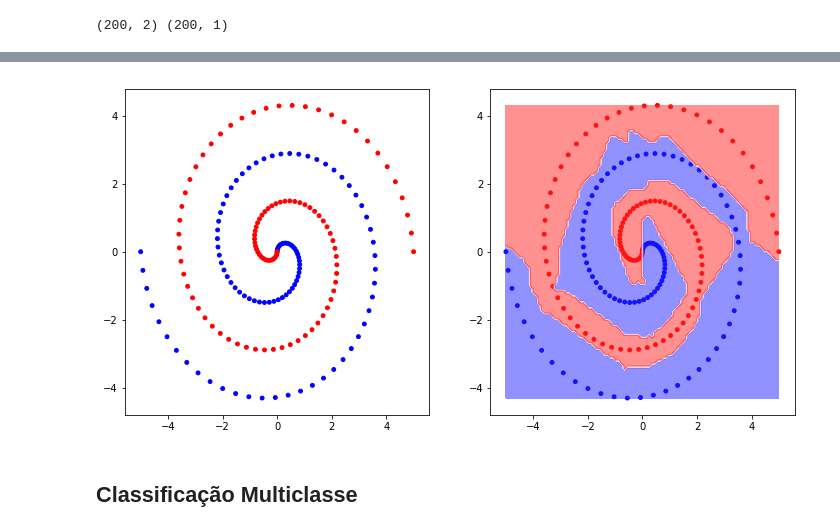
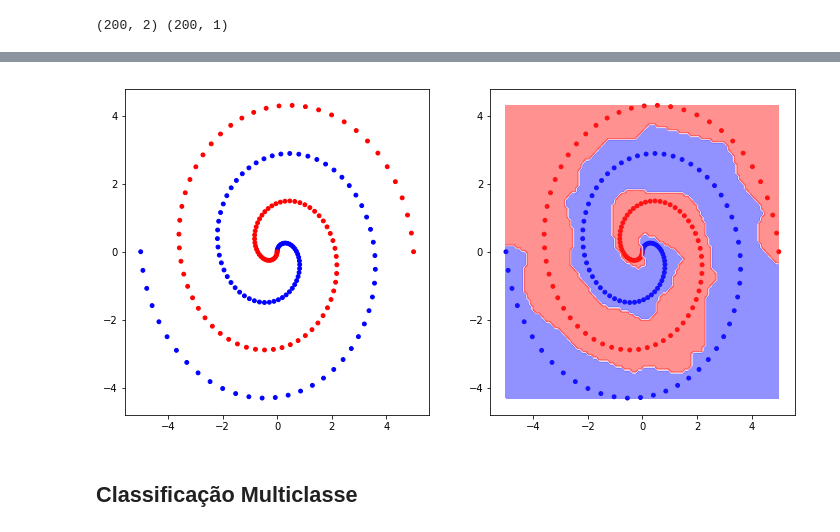
Before and after one commit to arnaldog12/Manual-Pratico-Deep-Learning, a Jupyter notebook: Rede Neural.ipynb, the cells around one changed output, grey strips where cells are left out. Drawn from its saved outputs; the diff is of its cells as text; code cells hidden in the pictures.

```diff
--- a/Rede Neural.ipynb
+++ b/Rede Neural.ipynb
@@ -131,6 +132,11 @@ def mse(y, y_pred, derivative=False):
 # %% [markdown]
 ###### Para Classificação Binária
 # %%
+def binary_cross_entropy(y, y_pred, derivative=False):
+    if derivative:
+        return -(y - y_pred) / (y_pred * (1-y_pred) * y.shape[0])
+    return -np.mean(y*np.log(y_pred) + (1-y)*np.log(1-y_pred))
+
 def sigmoid_cross_entropy(y, y_pred, derivative=False):
     y_sigmoid = sigmoid(y_pred)
     if derivative:
@@ -1013,9 +1027,9 @@ print(x.shape, y.shape)
 # %%
 D_in, D_out = x.shape[1], y.shape[1]
 
-nn = NeuralNetwork(cost_func=sigmoid_cross_entropy, learning_rate=1e-2, momentum=0.9)
-nn.layers.append(Layer(input_dim=D_in, output_dim=10, activation=tanh))
-nn.layers.append(Layer(input_dim=10, output_dim=20, activation=tanh, dropout_prob=0.25))
+nn = NeuralNetwork(cost_func=binary_cross_entropy, learning_rate=1e-1, momentum=0.9)
+nn.layers.append(Layer(input_dim=D_in, output_dim=20, activation=tanh))
+nn.layers.append(Layer(input_dim=20, output_dim=20, activation=tanh, dropout_prob=0.25))
 nn.layers.append(Layer(input_dim=20, output_dim=D_out, activation=sigmoid))
 
 nn.fit(x, y, epochs=5000, verbose=500)
@@ -1039,5 +1053,5 @@ epoch: 5000/5000 loss_train: 0.01100687 + 0.00000000 = 0.01100687 loss_val = 0.0
 Acurácia: 99.50%
-[figure, old version]
+[figure, new version]
 # %% [markdown]
 ## Classificação Multiclasse
 # %% [markdown]
```
Also changed, not shown: parts of 29 cells of this notebook, 1 other file.
